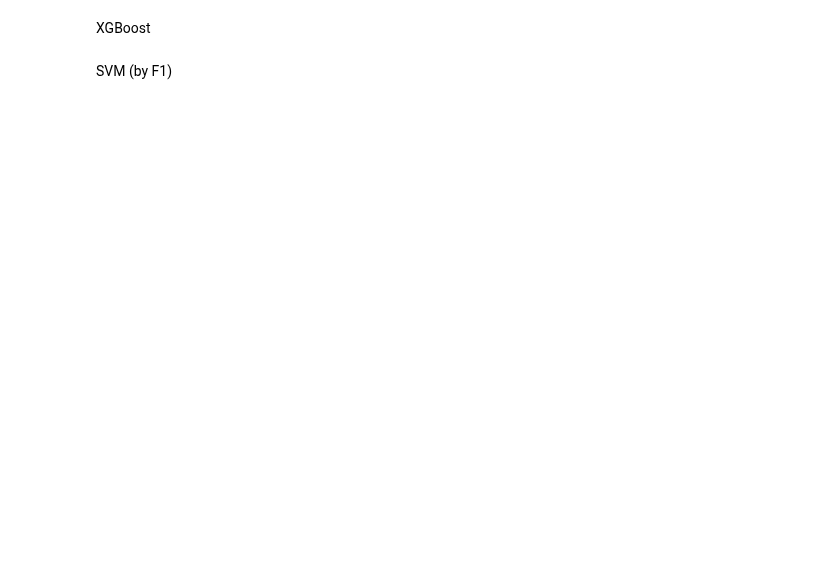
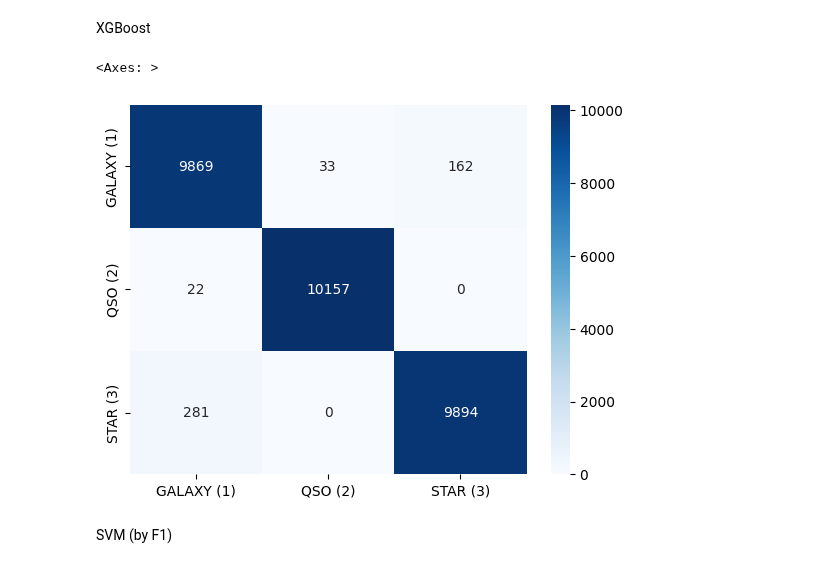
Before and after one commit to Francisco-Saraiva/daco_bell, a Jupyter notebook: Project/z_TrainModels.ipynb, the cells around one changed output. Cells and saved outputs as stored; diff of their text form; code cells hidden in the pictures; blank space fills up the shorter version.

```diff
--- a/Project/z_TrainModels.ipynb
+++ b/Project/z_TrainModels.ipynb
@@ -256,45 +273,49 @@ sns.heatmap(conf_mat, annot=True, fmt='d', cmap='Blues', xticklabels=labels, yti
 # %% [markdown]
 XGBoost
 # %%
-params = {'max_depth': 10, 'learning_rate': 0.1, 'objective': 'multi:softprob', 'num_class': 3, 'n_estimators' : 500}
+params = {'max_depth': 10, 'learning_rate': 0.1, 'objective': 'multi:softprob', 'num_class': 3}
+estimators = 500
 
 # Create the DMatrix from X_train and y_train_1
 dtrain = xgb.DMatrix(X_train, label=y_train_1)
 
 time_start = time.time()
 # Create the model and train
-xgb_model = xgb.train(params, dtrain)
+xgb_model = xgb.train(params, dtrain, num_boost_round=estimators)
 
 time_end = time.time()
 
 # Save the model to a file
 pickle.dump(xgb_model, open("Models/xgboost.pkl", "wb"))
 
 # Create a DMatrix from the test data
 dtest = xgb.DMatrix(X_test)
 
 # Make predictions on the test set
 y_pred = xgb_model.predict(dtest)
 
 # Get the class with the highest probability for each sample
 y_pred = np.argmax(y_pred, axis=1)
 
 # Calculate the metrics
 accuracy = accuracy_score(y_test_1, y_pred)
 precision = precision_score(y_test_1, y_pred, average='weighted')
 recall = recall_score(y_test_1, y_pred, average='weighted')
 f1 = f1_score(y_test_1, y_pred, average='weighted')
 total_time = time_end - time_start
 
 # Add the results to the list
 results.append(['XGBoost', accuracy, precision, recall, f1, total_time])
 
 # Confusion Matrix
 conf_mat = confusion_matrix(y_test_1, y_pred)
 labels = ['GALAXY (1)', 'QSO (2)', 'STAR (3)']
 
 # Create a heatmap with the labels
 sns.heatmap(conf_mat, annot=True, fmt='d', cmap='Blues', xticklabels=labels, yticklabels=labels)
+# %% [output]
+<Axes: >
+[figure, added]
 # %% [markdown]
 SVM (by F1)
 # %%
```
Also changed, not shown: parts of 11 cells of this notebook.
